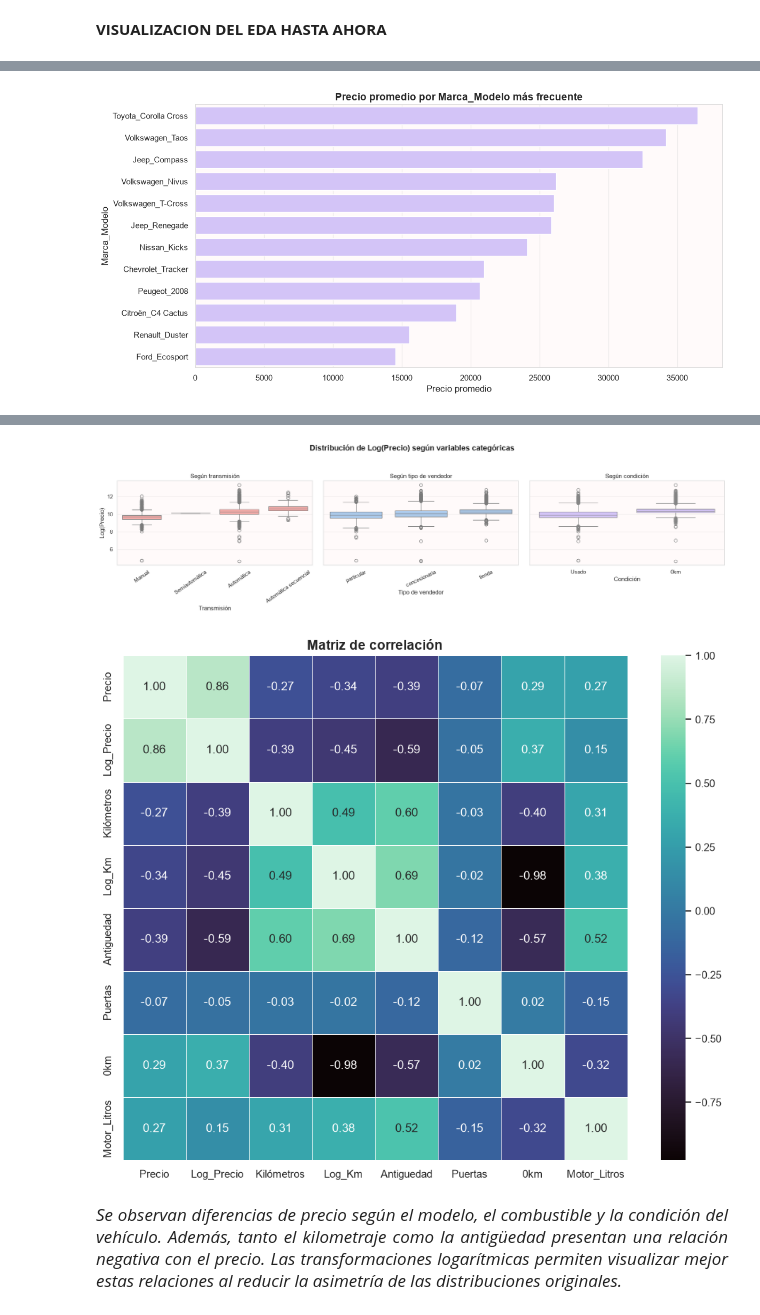
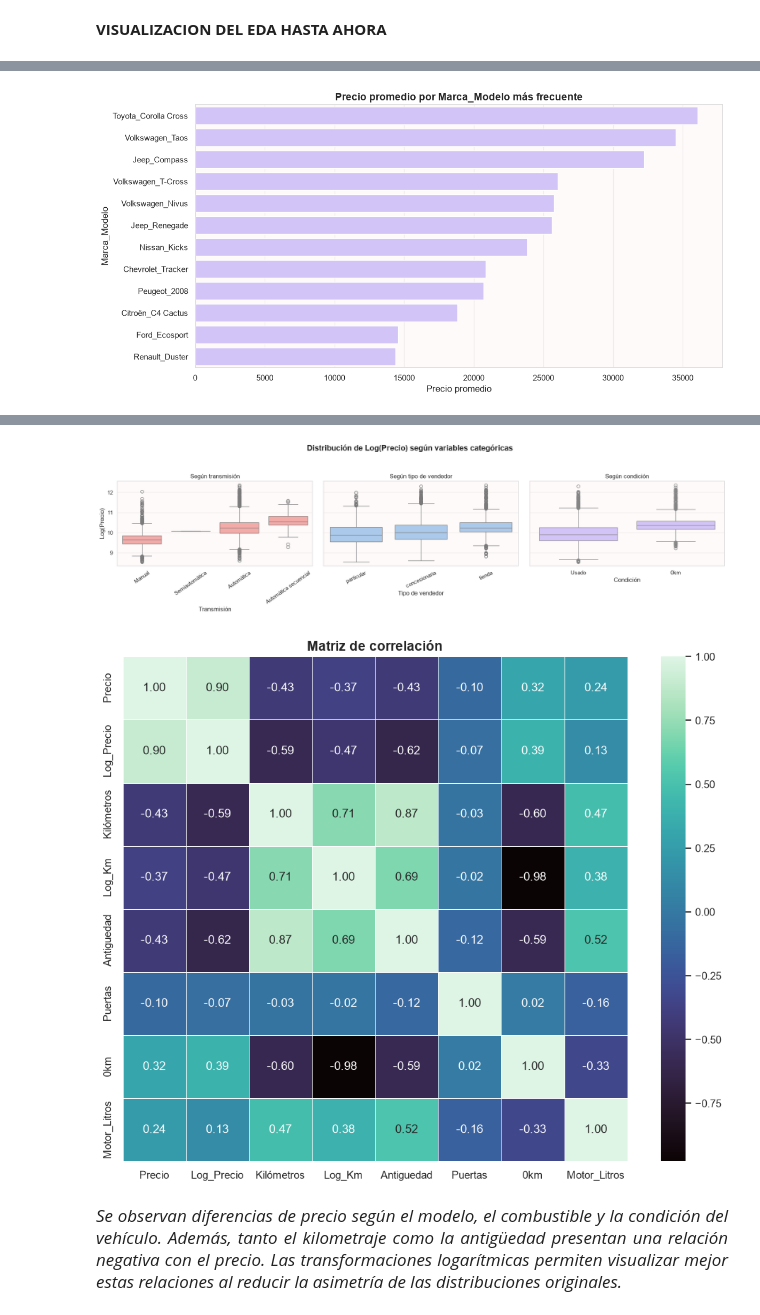
Before and after one commit to PilarOtero/Gurevich_Otero_Informe_PF, a Jupyter notebook: notebook/Gurevich_Otero_Notebook_PF.ipynb, the cells around one changed output, grey strips where cells are left out. Saved outputs shown, nothing was run; the diff lists cells and outputs as text; code cells hidden in the pictures.

```diff
--- a/notebook/Gurevich_Otero_Notebook_PF.ipynb
+++ b/notebook/Gurevich_Otero_Notebook_PF.ipynb
@@ -445,12 +439,12 @@ print("Original:", data_pre.shape)
 print("IQR + KM limpio:", data_pre_sin_outliers.shape)
 
 #elimina precio <5000 USD
-data_pre_sin_out_final = eliminar_outliers_por_corte(
+data_pre_final = eliminar_outliers_por_corte(
     data_pre_sin_outliers,
     precio_min=5000
 )
 
-print("IQR + KM + > 5000:", data_pre_sin_out_final.shape)
+print("IQR + KM + > 5000:", data_pre_final.shape)
 # %% [output]
 Registros antes: 18205
 Registros después: 17661
@@ -465,5 +459,5 @@ data_pre_sin_out_final.to_csv("../data/processed/data_pre_SIN_OUT.csv", index=Fa
 **VISUALIZACION DEL EDA HASTA AHORA**
 # %%
 #Plots
-eda_visualizacion_suvs(data_pre)
+eda_visualizacion_suvs(data_pre_final) #lo cambie por data pre de antes
 # %% [output]
@@ -472 +466 @@ eda_visualizacion_suvs(data_pre)
-[figure, old version]
+[figure, new version]
@@ -474,5 +468,5 @@ eda_visualizacion_suvs(data_pre)
-[figure, old version]
+[figure, new version]
-[figure, old version]
+[figure, new version]
 # %% [markdown]
 <p style="text-align: justify; text-justify: inter-word; font-size: 17px;">
 <em>Se observan diferencias de precio según el modelo, el combustible y la condición del vehículo. Además, tanto el kilometraje como la antigüedad presentan una relación negativa con el precio. Las transformaciones logarítmicas permiten visualizar mejor estas relaciones al reducir la asimetría de las distribuciones originales.</em>
```
Also changed, not shown: parts of 67 cells of this notebook, 4 other files.
